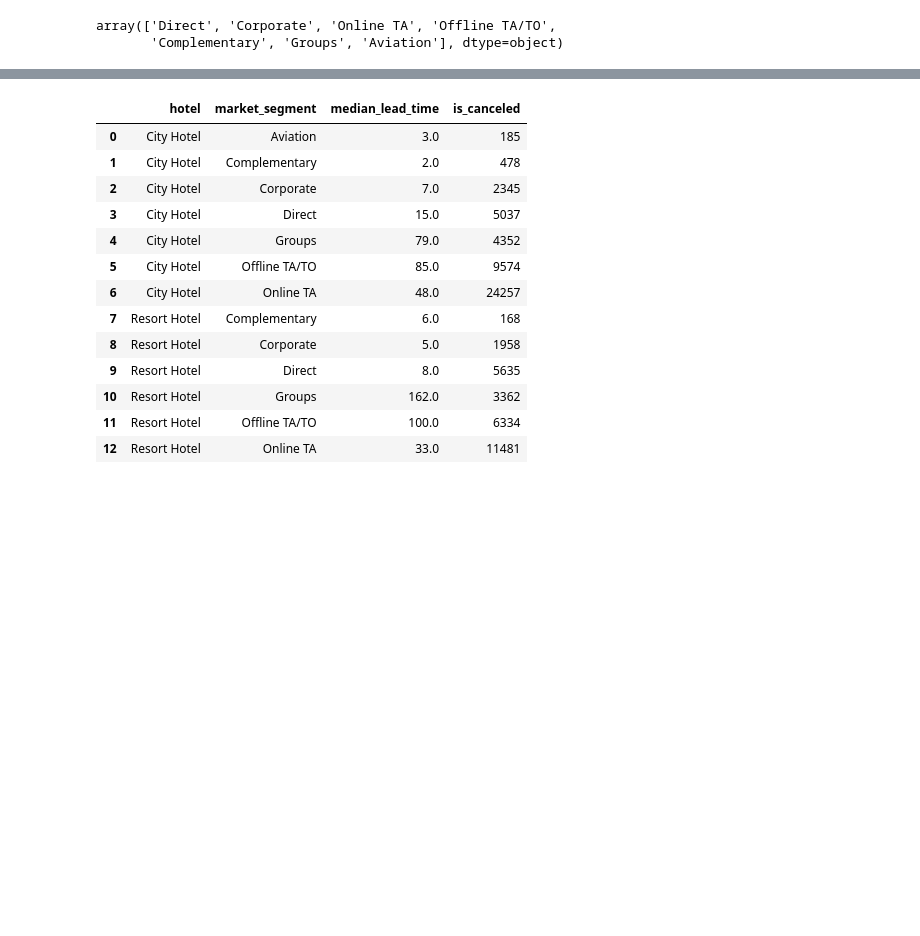
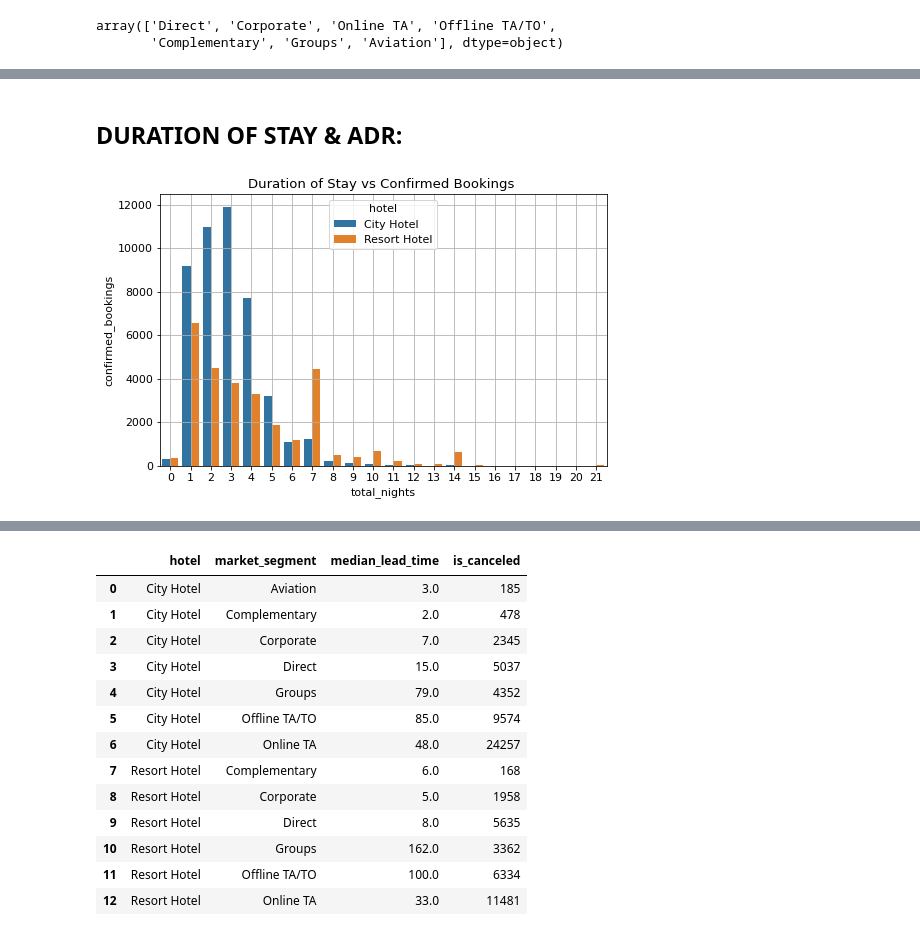
Before and after one commit to aviralsingh2907/AlmaBetter-Capstone-Project-1-EDA-Hotel-Booking-Analysis, a Jupyter notebook: CapstoneProject1_EDA_Hotel_Booking_Analysis.ipynb, the cells around one changed output, grey strips where cells are left out. Cells and saved outputs as stored; diff of their text form; code cells hidden in the pictures; blank space fills up the shorter version.

```diff
--- a/CapstoneProject1_EDA_Hotel_Booking_Analysis.ipynb
+++ b/CapstoneProject1_EDA_Hotel_Booking_Analysis.ipynb
@@ -663,0 +469,19 @@ axes[1].grid()
+# %% [markdown]
+## **DURATION OF STAY & ADR:**
+# %%
+city_hotel_stay_df = pd.DataFrame(hotel_confirmed_df[hotel_confirmed_df['hotel'] == 'City Hotel'].groupby(['hotel','total_nights']).agg({'is_canceled':'count'})).reset_index().rename(columns = {'is_canceled':'confirmed_bookings'}).sort_values(by='total_nights',ascending=True).head(21)
+# 21 days
+
+resort_hotel_stay_df = pd.DataFrame(hotel_confirmed_df[hotel_confirmed_df['hotel'] == 'Resort Hotel'].groupby(['hotel','total_nights']).agg({'is_canceled':'count'})).reset_index().rename(columns = {'is_canceled':'confirmed_bookings'}).sort_values(by='total_nights',ascending=True).head(21)
+# 21 days
+
+
+hotel_stay_df = pd.concat([city_hotel_stay_df,resort_hotel_stay_df]).reset_index().drop(columns='index') #concating DFs
+
+
+plt.figure(figsize = (8,5))
+sns.barplot(x = 'total_nights', y='confirmed_bookings', hue = 'hotel',data=hotel_stay_df) #.set_xticklabels(hotel_stay_df['total_nights'],rotation=30)
+plt.title('Duration of Stay vs Confirmed Bookings ')
+plt.grid()
+# %% [output]
+[figure, added]
```
Also changed, not shown: parts of 83 cells of this notebook.
